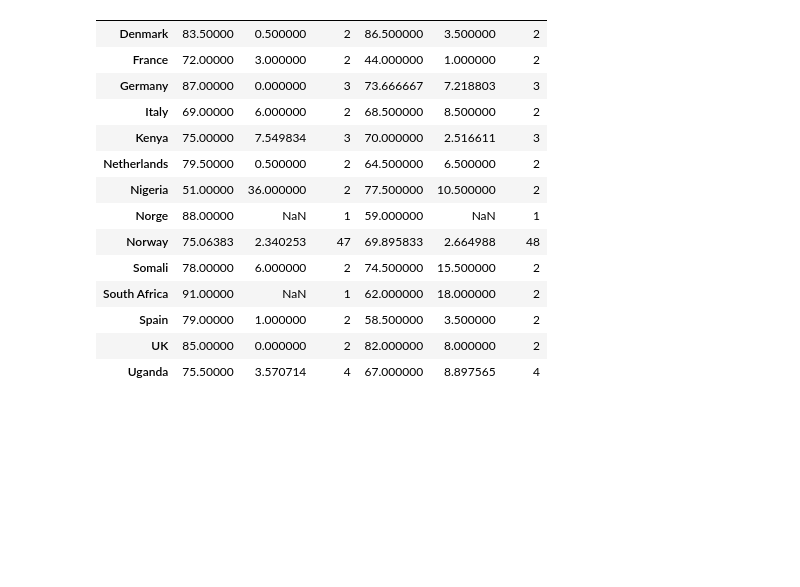
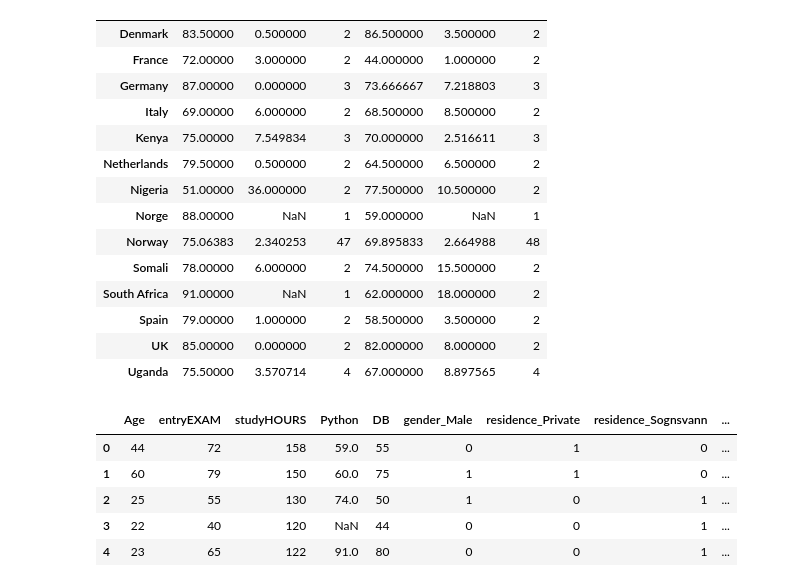
Before and after one commit to tbakas/data_analysis_projects, a Jupyter notebook: BI Data Cleaning.ipynb, the cells around one changed output. Saved outputs shown, nothing was run; the diff lists cells and outputs as text; code cells hidden in the pictures; blank space fills up the shorter version.

Commit message:
Add files via upload
Decided to use linear regression  F tests to test for potential differences in responses to categorical variables since it seems more logical to adjust them by the other features.

```diff
--- a/BI Data Cleaning.ipynb
+++ b/BI Data Cleaning.ipynb
@@ -403,0 +296,16 @@ get_statistics('country')
+# %%
+# Now we'll create a linear regression model to see which inputs have significant linear relationships with
+# Python / DB scores. First we'll do the Python model.
+
+# To include our categorical variables (excluding country), we'll need to add dummy variables to our dataset.
+dummies = pandas.get_dummies(data[['gender', 'residence', 'prevEducation']], drop_first=True).astype(int)
+data = pandas.concat((data.drop(columns=['gender', 'residence', 'prevEducation', 'country']), dummies), axis=1)
+del(dummies)
+data.head()
+# %% [output]
+|  | Age | entryEXAM | studyHOURS | Python | DB | gender_Male | residence_Private | residence_Sognsvann | ... |
+| 0 | 44 | 72 | 158 | 59.0 | 55 | 0 | 1 | 0 | ... |
+| 1 | 60 | 79 | 150 | 60.0 | 75 | 1 | 1 | 0 | ... |
+| 2 | 25 | 55 | 130 | 74.0 | 50 | 1 | 0 | 1 | ... |
+| 3 | 22 | 40 | 120 | NaN | 44 | 0 | 0 | 1 | ... |
+| 4 | 23 | 65 | 122 | 91.0 | 80 | 0 | 0 | 1 | ... |
```
Also changed, not shown: parts of 26 cells of this notebook.
